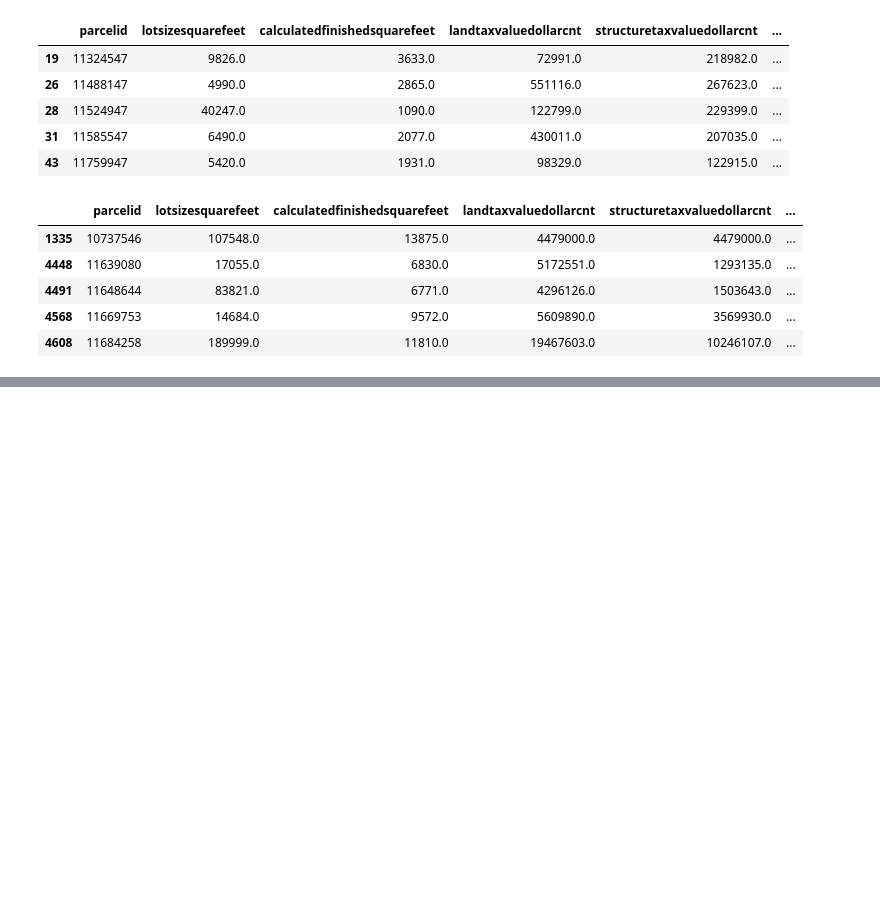
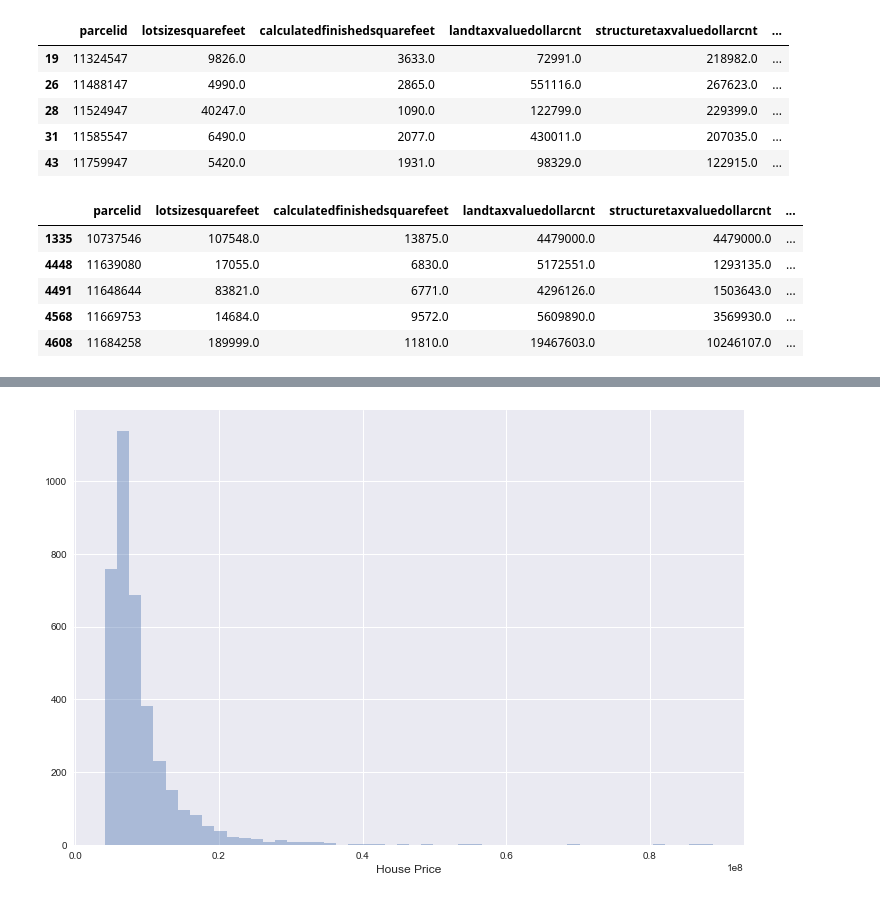
Before and after one commit to nikhilag13/HomeValuePrediction, a Jupyter notebook: HomeValuePrediction.ipynb, the cells around one changed output, grey strips where cells are left out. Cells and saved outputs as stored; diff of their text form; code cells hidden in the pictures; blank space fills up the shorter version.

```diff
--- a/HomeValuePrediction.ipynb
+++ b/HomeValuePrediction.ipynb
@@ -98 +146,9 @@ df4 = df3.loc[:,['parcelid','lotsizesquarefeet', 'calculatedfinishedsquarefeet',
+# %%
+df6= df3.loc[:,['taxvaluedollarcnt']]
+plt.figure(figsize=(12,8))
+sns.distplot(df6.values, bins=50, kde=False)
+plt.xlabel('House Price', fontsize=12)
+plt.show()
+# %% [output]
+[figure, added]
 # %%
```
Also changed, not shown: parts of 8 cells of this notebook, 4 other files.
